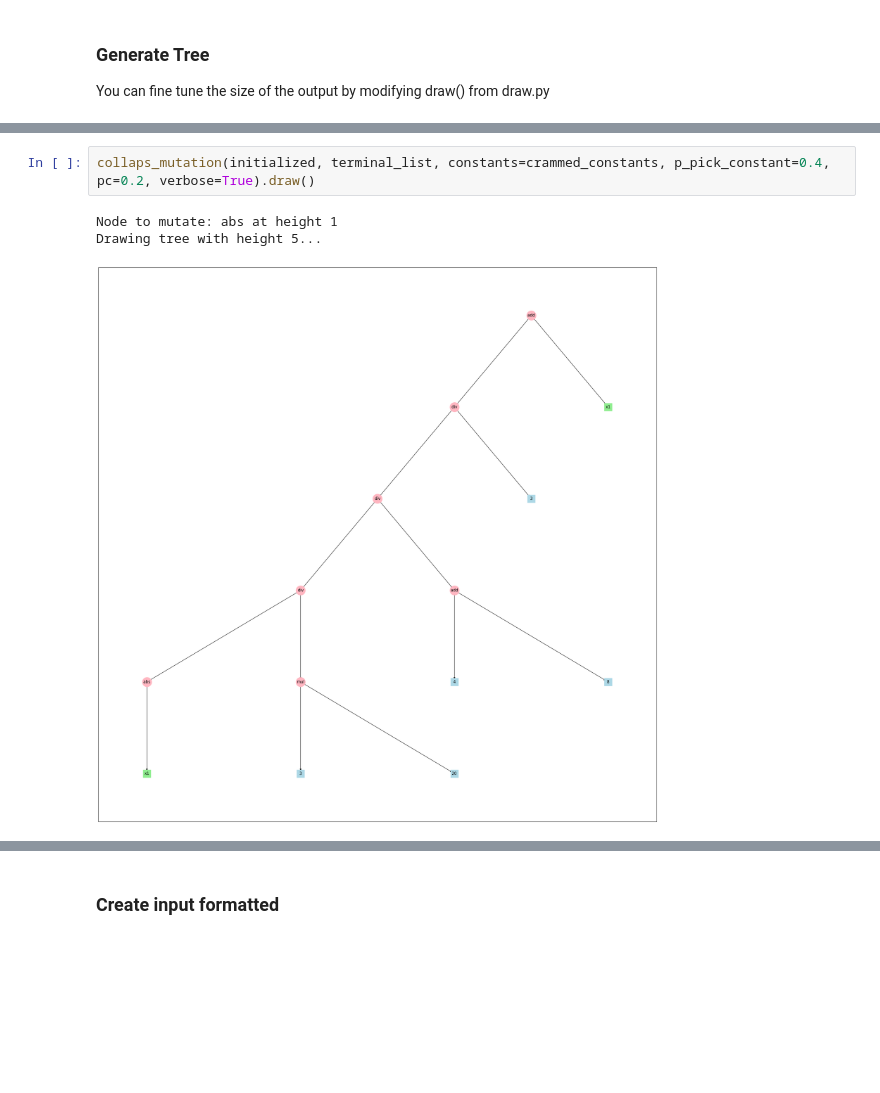
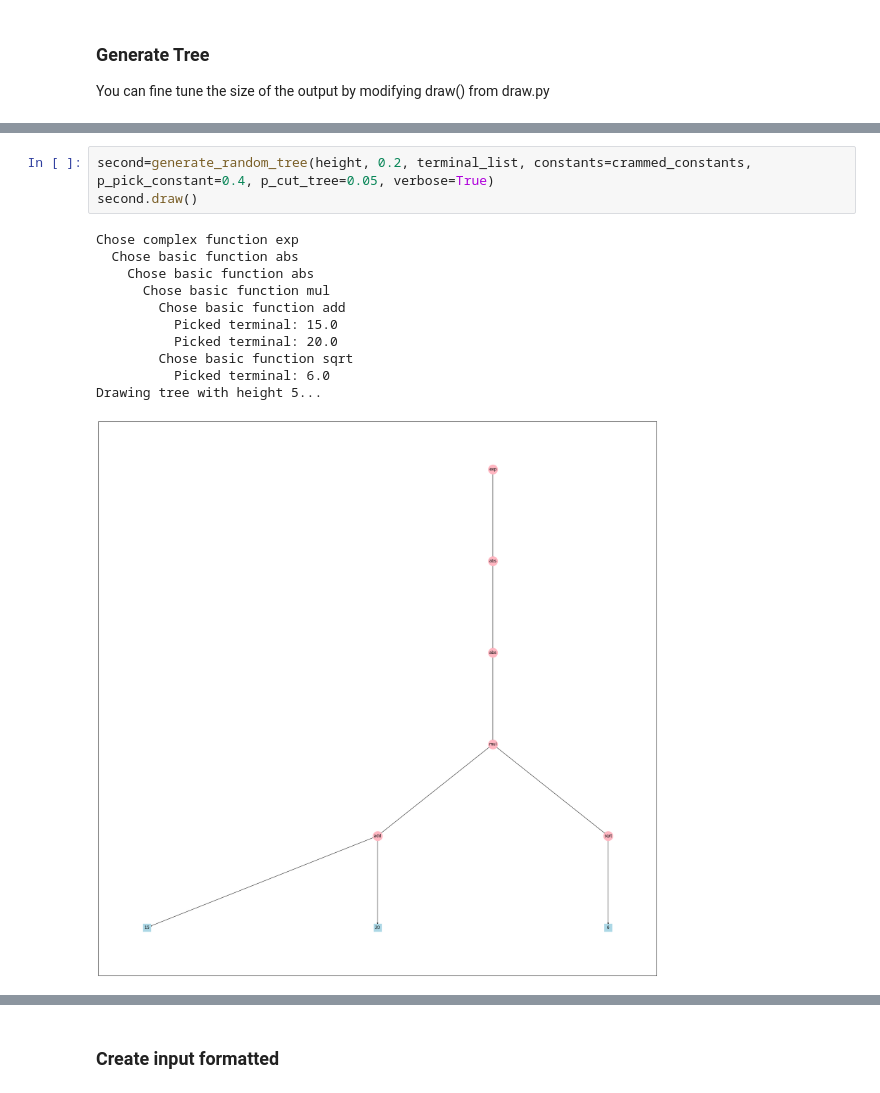
Before and after one commit to FabioGigante00/CI2024_project-work, a Jupyter notebook: symreg_user.ipynb, the cells around one changed output, grey strips where cells are left out. Saved outputs shown, nothing was run; the diff lists cells and outputs as text; blank space fills up the shorter version.

```diff
--- a/symreg_user.ipynb
+++ b/symreg_user.ipynb
@@ -368,6 +403,15 @@ Drawing tree with height 5...
 # %%
-collaps_mutation(initialized, terminal_list, constants=crammed_constants, p_pick_constant=0.4, pc=0.2, verbose=True).draw()
+second=generate_random_tree(height, 0.2, terminal_list, constants=crammed_constants, p_pick_constant=0.4, p_cut_tree=0.05, verbose=True)
+second.draw()
 # %% [output]
-Node to mutate: abs at height 1
+Chose complex function exp
+  Chose basic function abs
+    Chose basic function abs
+      Chose basic function mul
+        Chose basic function add
+          Picked terminal: 15.0
+          Picked terminal: 20.0
+        Chose basic function sqrt
+          Picked terminal: 6.0
 Drawing tree with height 5...
-[figure, old version]
+[figure, new version]
```
Also changed, not shown: parts of 6 cells of this notebook, 1 other file.
